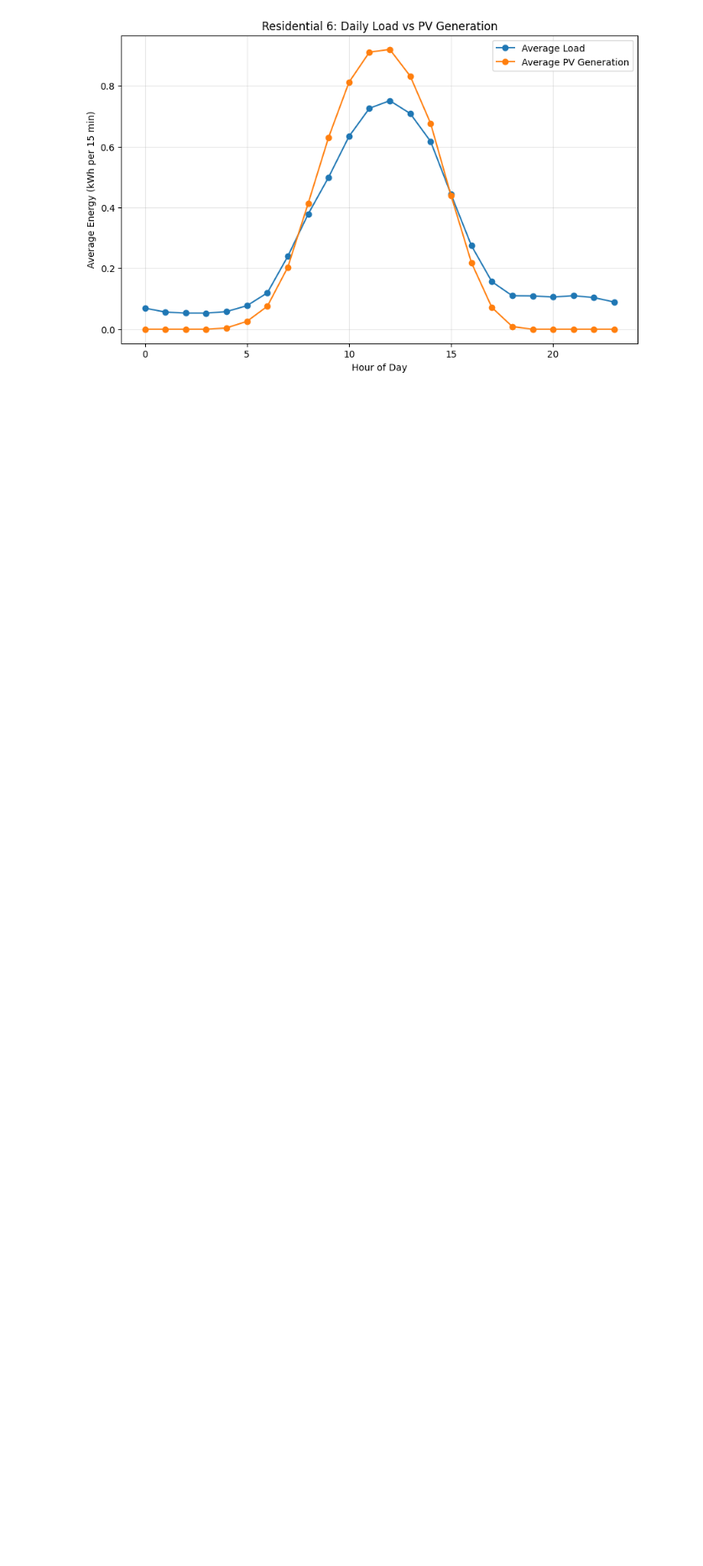
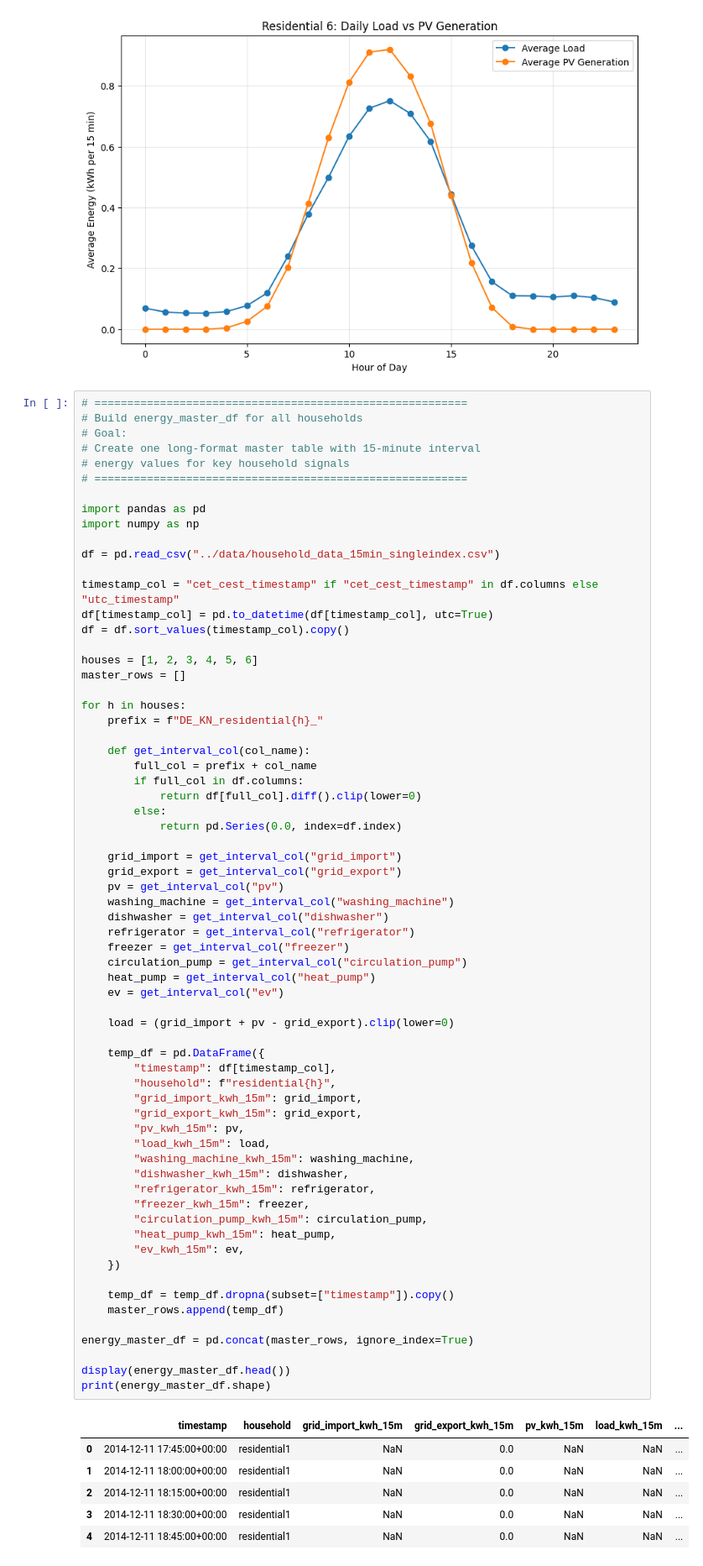
Before and after one commit to joschamz/hems-automation, a Jupyter notebook: models/Household Load-Mehdi-Refined Model.ipynb, the cells around one changed output. Shown at 84% size. Drawn from its saved outputs; the diff is of its cells as text; blank space fills up the shorter version.

```diff
--- a/models/Household Load-Mehdi-Refined Model.ipynb
+++ b/models/Household Load-Mehdi-Refined Model.ipynb
@@ -1641,3 +1670,76 @@ for h in pv_houses:
 [figure]
 [figure]
 [figure]
+# %%
+# =========================================================
+# Build energy_master_df for all households
+# Goal:
+# Create one long-format master table with 15-minute interval
+# energy values for key household signals
+# =========================================================
+
+import pandas as pd
+import numpy as np
+
+df = pd.read_csv("../data/household_data_15min_singleindex.csv")
+
+timestamp_col = "cet_cest_timestamp" if "cet_cest_timestamp" in df.columns else "utc_timestamp"
+df[timestamp_col] = pd.to_datetime(df[timestamp_col], utc=True)
+df = df.sort_values(timestamp_col).copy()
+
+houses = [1, 2, 3, 4, 5, 6]
+master_rows = []
+
+for h in houses:
+    prefix = f"DE_KN_residential{h}_"
+
+    def get_interval_col(col_name):
+        full_col = prefix + col_name
+        if full_col in df.columns:
+            return df[full_col].diff().clip(lower=0)
+        else:
+            return pd.Series(0.0, index=df.index)
+
+    grid_import = get_interval_col("grid_import")
+    grid_export = get_interval_col("grid_export")
+    pv = get_interval_col("pv")
+    washing_machine = get_interval_col("washing_machine")
+    dishwasher = get_interval_col("dishwasher")
+    refrigerator = get_interval_col("refrigerator")
+    freezer = get_interval_col("freezer")
+    circulation_pump = get_interval_col("circulation_pump")
+    heat_pump = get_interval_col("heat_pump")
+    ev = get_interval_col("ev")
+
+    load = (grid_import + pv - grid_export).clip(lower=0)
+
+    temp_df = pd.DataFrame({
+        "timestamp": df[timestamp_col],
+        "household": f"residential{h}",
+        "grid_import_kwh_15m": grid_import,
+        "grid_export_kwh_15m": grid_export,
+        "pv_kwh_15m": pv,
+        "load_kwh_15m": load,
+        "washing_machine_kwh_15m": washing_machine,
+        "dishwasher_kwh_15m": dishwasher,
+        "refrigerator_kwh_15m": refrigerator,
+        "freezer_kwh_15m": freezer,
+        "circulation_pump_kwh_15m": circulation_pump,
+        "heat_pump_kwh_15m": heat_pump,
+        "ev_kwh_15m": ev,
+    })
+
+    temp_df = temp_df.dropna(subset=["timestamp"]).copy()
+    master_rows.append(temp_df)
+
+energy_master_df = pd.concat(master_rows, ignore_index=True)
+
+display(energy_master_df.head())
+print(energy_master_df.shape)
+# %% [output]
+|  | timestamp | household | grid_import_kwh_15m | grid_export_kwh_15m | pv_kwh_15m | load_kwh_15m | ... |
+| 0 | 2014-12-11 17:45:00+00:00 | residential1 | NaN | 0.0 | NaN | NaN | ... |
+| 1 | 2014-12-11 18:00:00+00:00 | residential1 | NaN | 0.0 | NaN | NaN | ... |
+| 2 | 2014-12-11 18:15:00+00:00 | residential1 | NaN | 0.0 | NaN | NaN | ... |
+| 3 | 2014-12-11 18:30:00+00:00 | residential1 | NaN | 0.0 | NaN | NaN | ... |
+| 4 | 2014-12-11 18:45:00+00:00 | residential1 | NaN | 0.0 | NaN | NaN | ... |
```
Also changed, not shown: parts of 11 cells of this notebook, 3 other files.
